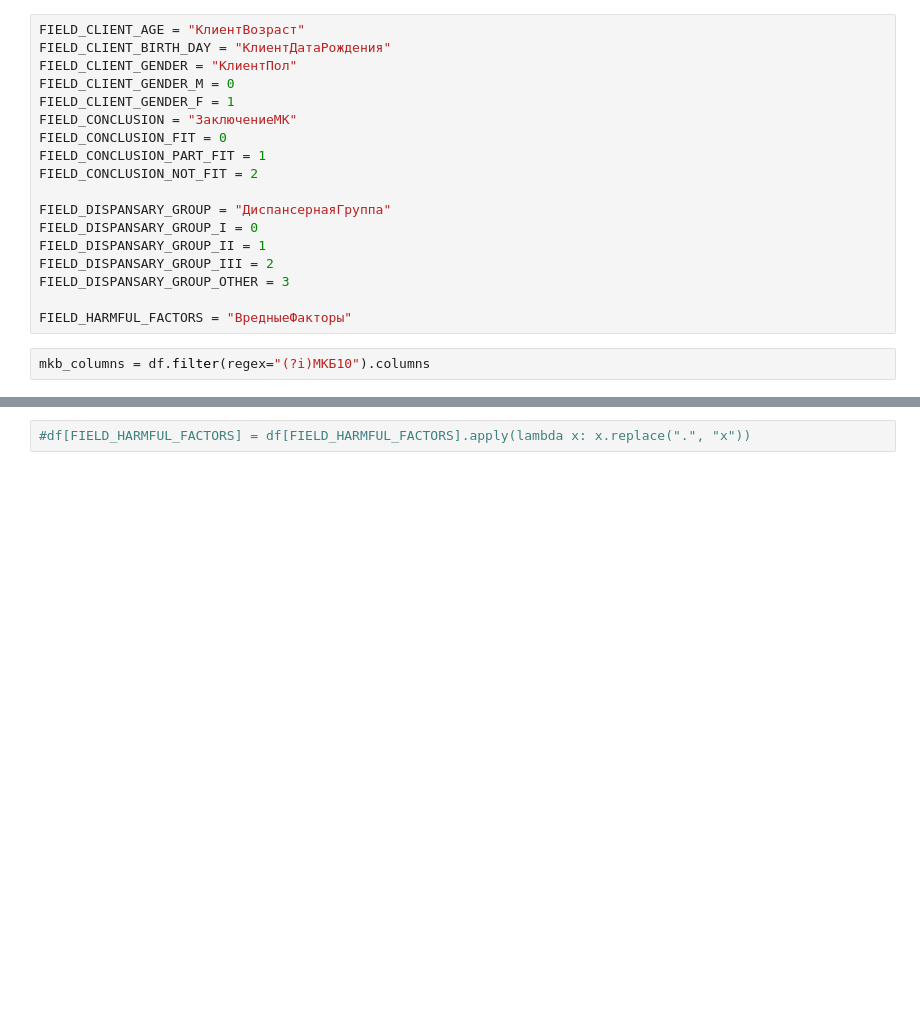
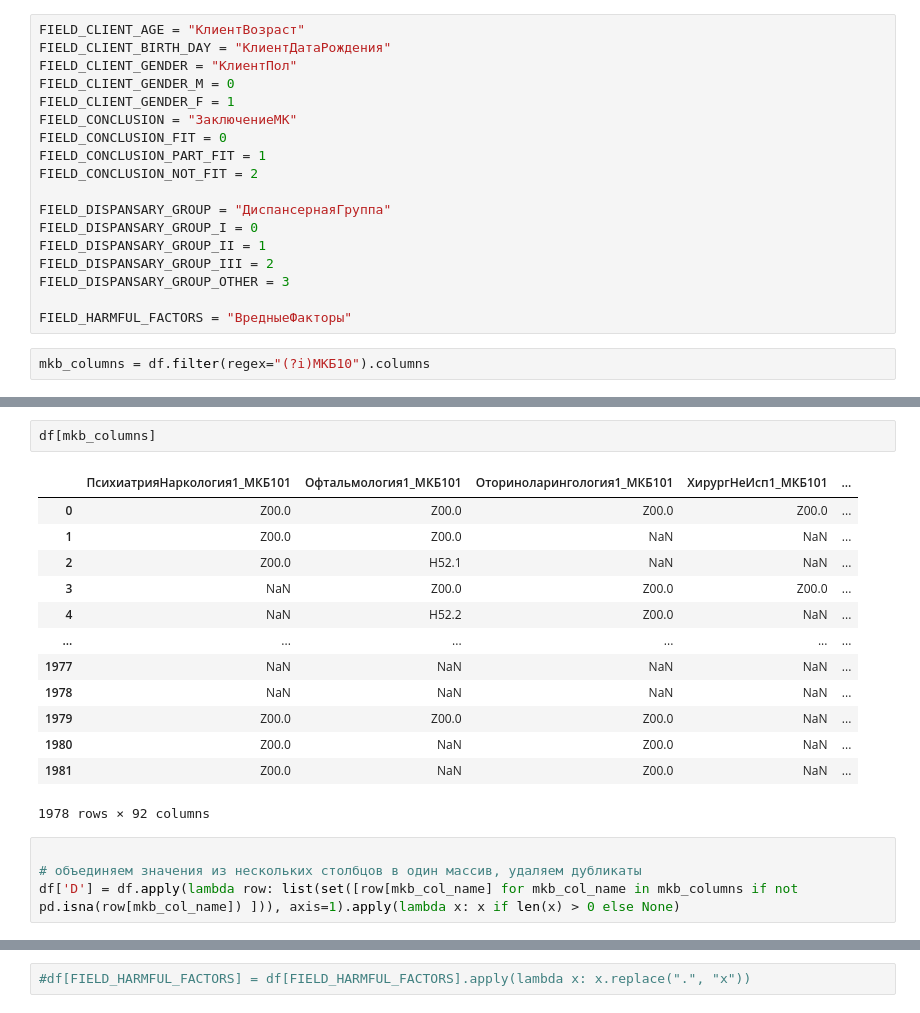
Before and after one commit to ardun12/InspectrumClinic_RecSys, a Jupyter notebook: Paul Himyak/main.ipynb, the cells around one changed output, grey strips where cells are left out. Cells and saved outputs as stored; diff of their text form; blank space fills up the shorter version.

```diff
--- a/Paul Himyak/main.ipynb
+++ b/Paul Himyak/main.ipynb
@@ -52,0 +73,20 @@ mkb_columns = df.filter(regex="(?i)МКБ10").columns
+# %%
+df[mkb_columns]
+# %% [output]
+|  | ПсихиатрияНаркология1_МКБ101 | Офтальмология1_МКБ101 | Оториноларингология1_МКБ101 | ХирургНеИсп1_МКБ101 | ... |
+| 0 | Z00.0 | Z00.0 | Z00.0 | Z00.0 | ... |
+| 1 | Z00.0 | Z00.0 | NaN | NaN | ... |
+| 2 | Z00.0 | H52.1 | NaN | NaN | ... |
+| 3 | NaN | Z00.0 | Z00.0 | Z00.0 | ... |
+| 4 | NaN | H52.2 | Z00.0 | NaN | ... |
+| ... | ... | ... | ... | ... | ... |
+| 1977 | NaN | NaN | NaN | NaN | ... |
+| 1978 | NaN | NaN | NaN | NaN | ... |
+| 1979 | Z00.0 | Z00.0 | Z00.0 | NaN | ... |
+| 1980 | Z00.0 | NaN | Z00.0 | NaN | ... |
+| 1981 | Z00.0 | NaN | Z00.0 | NaN | ... |
+1978 rows × 92 columns
+# %%
+
+# объединяем значения из нескольких столбцов в один массив, удаляем дубликаты
+df['D'] = df.apply(lambda row: list(set([row[mkb_col_name] for mkb_col_name in mkb_columns if not pd.isna(row[mkb_col_name]) ])), axis=1).apply(lambda x: x if len(x) > 0 else None)
```
Also changed, not shown: parts of 2 cells of this notebook.
